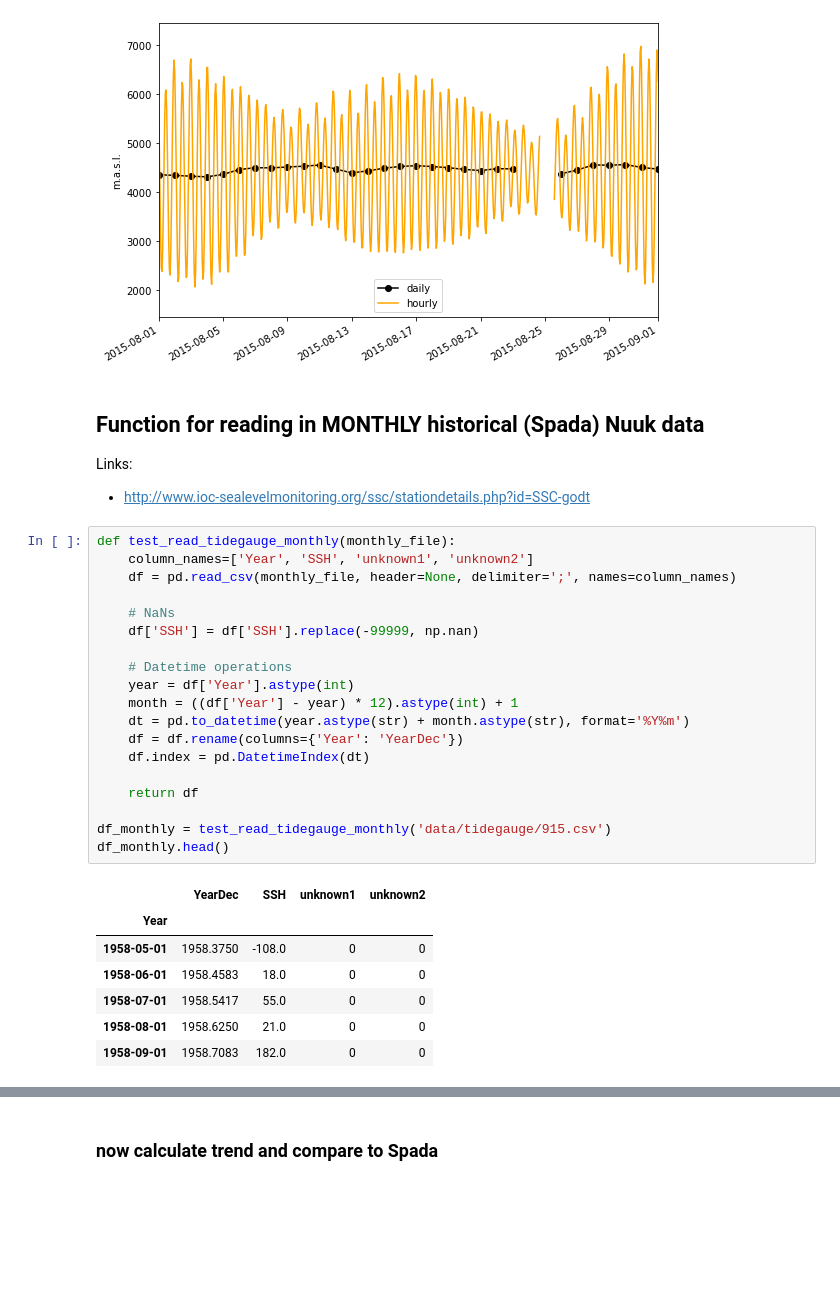
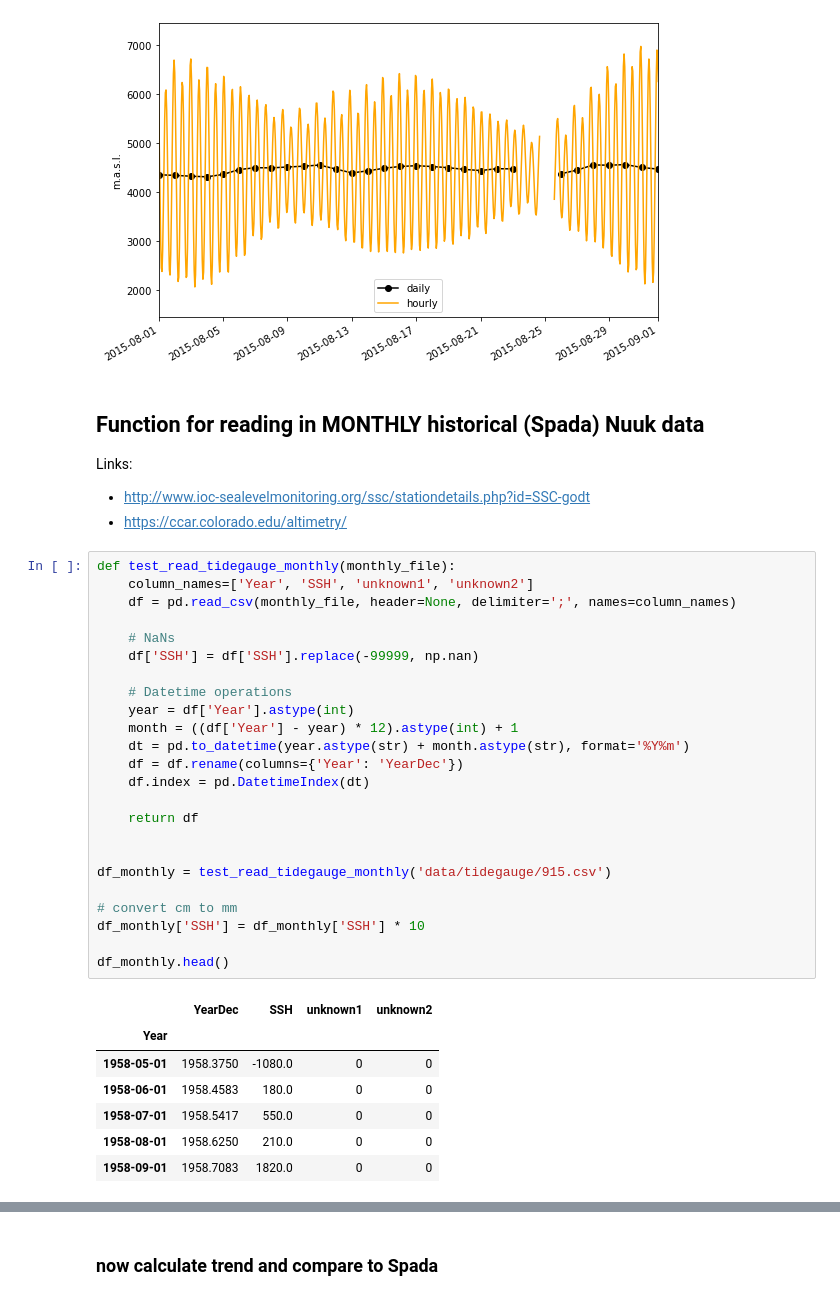
Before and after one commit to ldeo-arctictides/tidegauges-historical, a Jupyter notebook: example_read_psmsl.ipynb, the cells around one changed output, grey strips where cells are left out. Cells and saved outputs as stored; diff of their text form; blank space fills up the shorter version.

```diff
--- a/example_read_psmsl.ipynb
+++ b/example_read_psmsl.ipynb
@@ -236,33 +236,39 @@ plt.savefig(f'figs/test_tsplot_SSH_{file_in}+d.png')
 
 Links:
 - http://www.ioc-sealevelmonitoring.org/ssc/stationdetails.php?id=SSC-godt
+- https://ccar.colorado.edu/altimetry/
 # %%
 def test_read_tidegauge_monthly(monthly_file):
     column_names=['Year', 'SSH', 'unknown1', 'unknown2']
     df = pd.read_csv(monthly_file, header=None, delimiter=';', names=column_names)
 
     # NaNs
     df['SSH'] = df['SSH'].replace(-99999, np.nan)
 
     # Datetime operations
     year = df['Year'].astype(int)
     month = ((df['Year'] - year) * 12).astype(int) + 1
     dt = pd.to_datetime(year.astype(str) + month.astype(str), format='%Y%m')
     df = df.rename(columns={'Year': 'YearDec'})
     df.index = pd.DatetimeIndex(dt)
 
     return df
 
+
 df_monthly = test_read_tidegauge_monthly('data/tidegauge/915.csv')
+
+# convert cm to mm
+df_monthly['SSH'] = df_monthly['SSH'] * 10
+
 df_monthly.head()
 # %% [output]
 |  | YearDec | SSH | unknown1 | unknown2 |
 | Year |  |  |  |  |
-| 1958-05-01 | 1958.3750 | -108.0 | 0 | 0 |
-| 1958-06-01 | 1958.4583 | 18.0 | 0 | 0 |
-| 1958-07-01 | 1958.5417 | 55.0 | 0 | 0 |
-| 1958-08-01 | 1958.6250 | 21.0 | 0 | 0 |
-| 1958-09-01 | 1958.7083 | 182.0 | 0 | 0 |
+| 1958-05-01 | 1958.3750 | -1080.0 | 0 | 0 |
+| 1958-06-01 | 1958.4583 | 180.0 | 0 | 0 |
+| 1958-07-01 | 1958.5417 | 550.0 | 0 | 0 |
+| 1958-08-01 | 1958.6250 | 210.0 | 0 | 0 |
+| 1958-09-01 | 1958.7083 | 1820.0 | 0 | 0 |
 # %%
 df_monthly.plot.line(y='SSH', linestyle='',marker='.')
 # %% [output]
```
Also changed, not shown: parts of 2 cells of this notebook, 8 other files.
